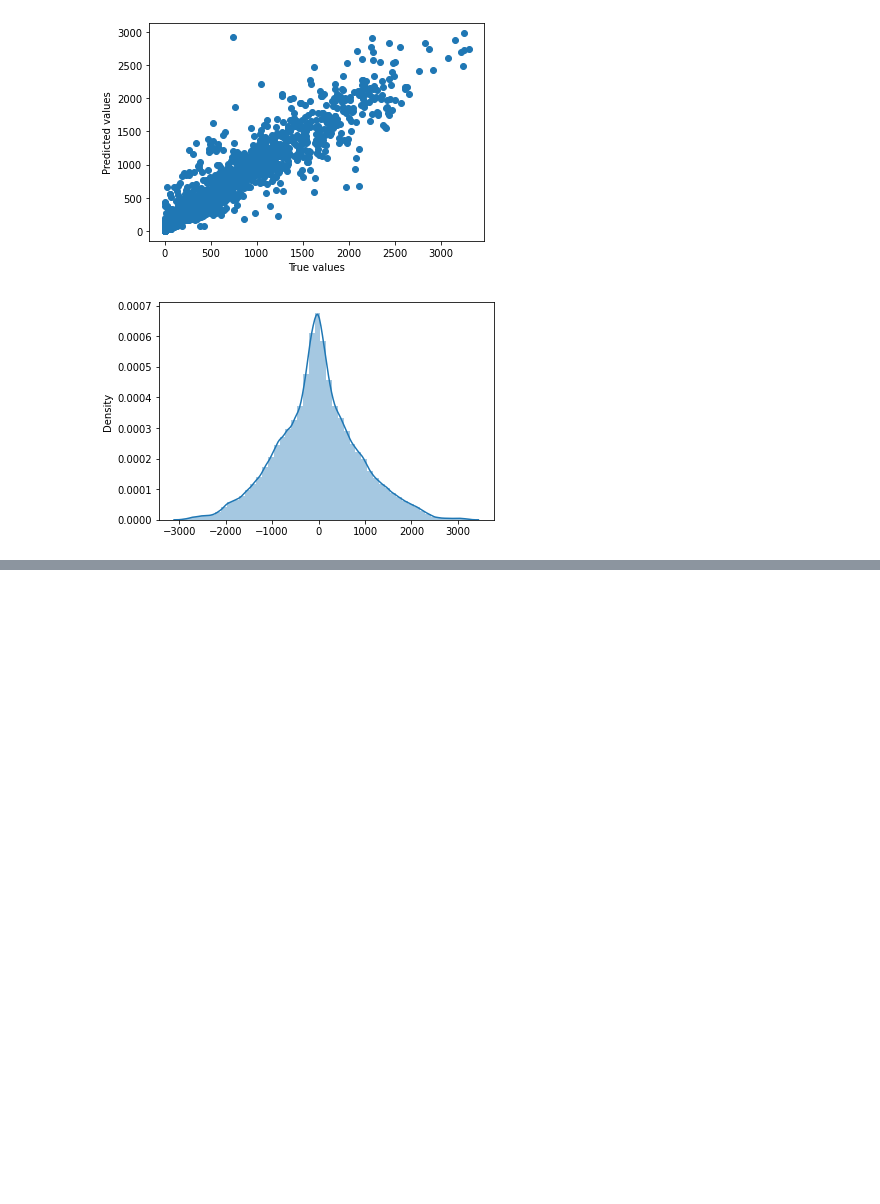
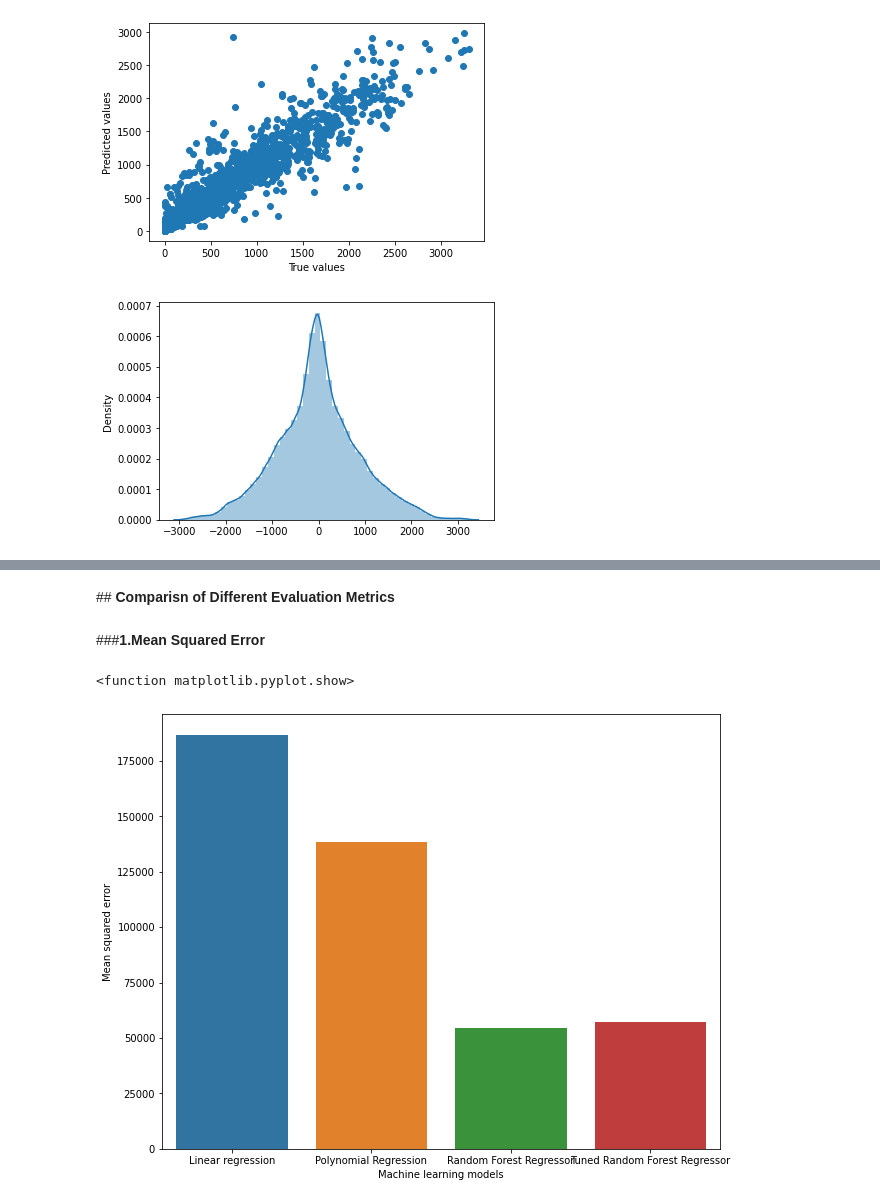
Before and after one commit to ShreedarshM/Bike-Sharing-Demand, a Jupyter notebook: Bike_Sharing_Demand_Prediction_Capstone_Project.ipynb, the cells around one changed output, grey strips where cells are left out. Cells and saved outputs as stored; diff of their text form; code cells hidden in the pictures; blank space fills up the shorter version.

```diff
--- a/Bike_Sharing_Demand_Prediction_Capstone_Project.ipynb
+++ b/Bike_Sharing_Demand_Prediction_Capstone_Project.ipynb
@@ -627,0 +707,15 @@ plt.show()
+# %% [markdown]
+##<b> Comparisn of Different Evaluation Metrics
+# %% [markdown]
+###<b>1.Mean Squared Error
+# %%
+models = ['Linear regression','Polynomial Regression','Random Forest Regressor','Tuned Random Forest Regressor']
+score = [MSE, MSE_poly, MSE_rand, MSE_rand_grid]
+plt.figure(figsize=(11,10))
+plt.xlabel('Machine learning models')
+plt.ylabel('Mean squared error')
+sns.barplot(x = models, y=score)
+plt.show
+# %% [output]
+<function matplotlib.pyplot.show>
+[figure, added]
```
Also changed, not shown: parts of 19 cells of this notebook.
